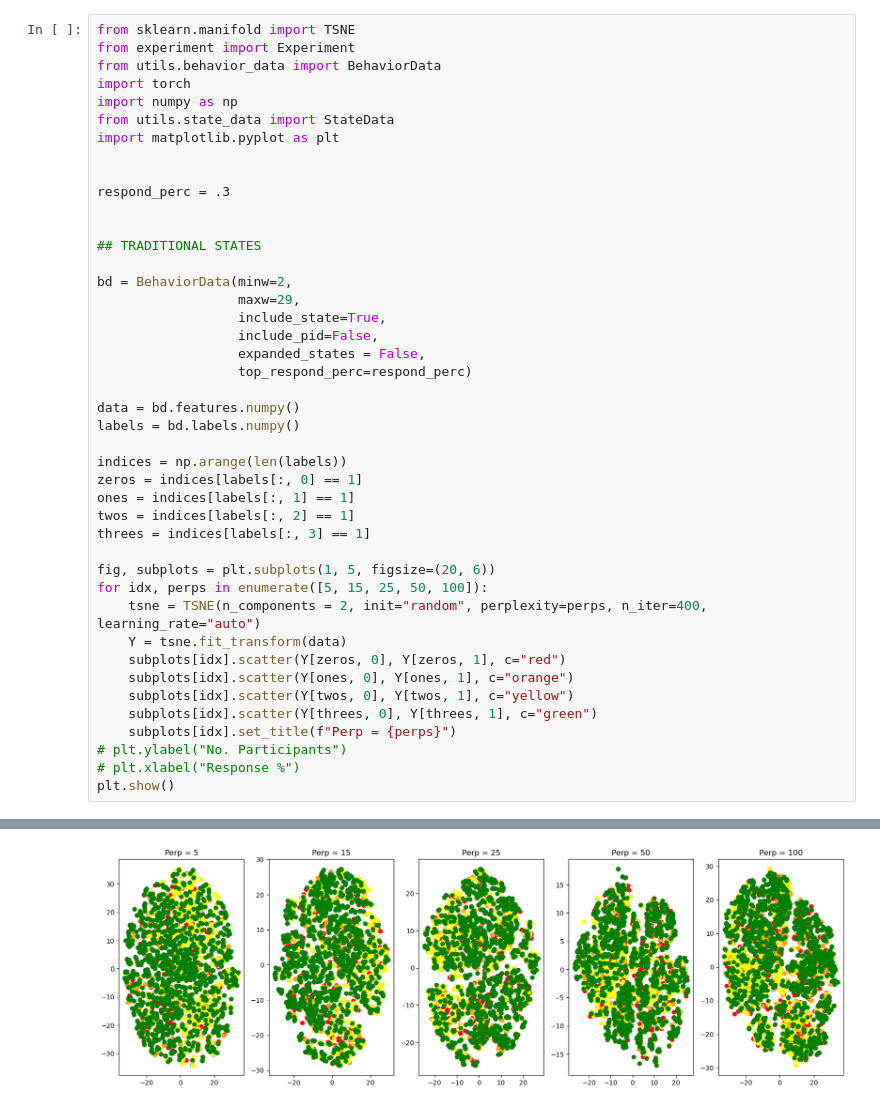
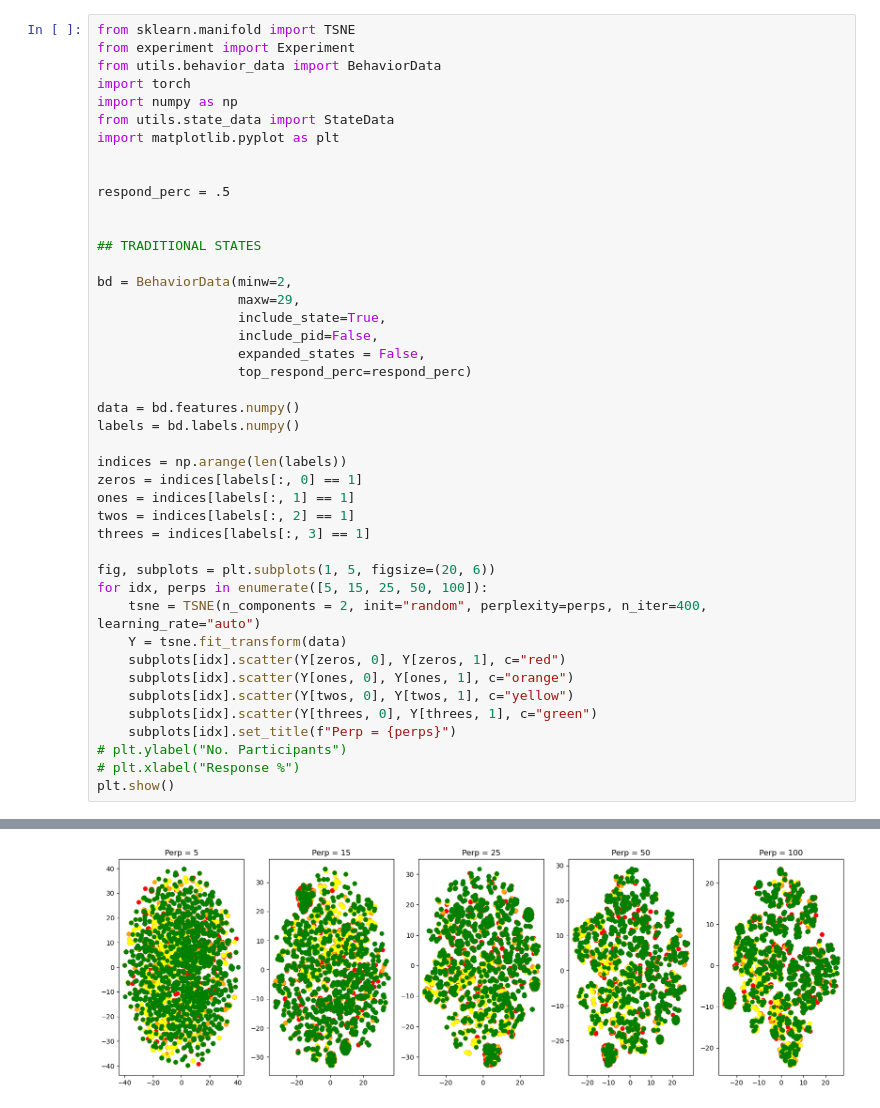
Before and after one commit to SempiternalSarah/mdiabetes-behavior-modeling, a Jupyter notebook: ClusteringWork.ipynb, the cells around one changed output, grey strips where cells are left out. Drawn from its saved outputs; the diff is of its cells as text.

```diff
--- a/ClusteringWork.ipynb
+++ b/ClusteringWork.ipynb
@@ -8,7 +8,7 @@ from utils.state_data import StateData
 import matplotlib.pyplot as plt
 
 
-respond_perc = .3
+respond_perc = .5
 
 
 ## TRADITIONAL STATES
@@ -47,4 +62,4 @@ plt.show()
-[figure, old version]
+[figure, new version]
 # %%
 ## DETAILED STATES
 
```
Also changed, not shown: parts of 4 cells of this notebook, 5 other files.
